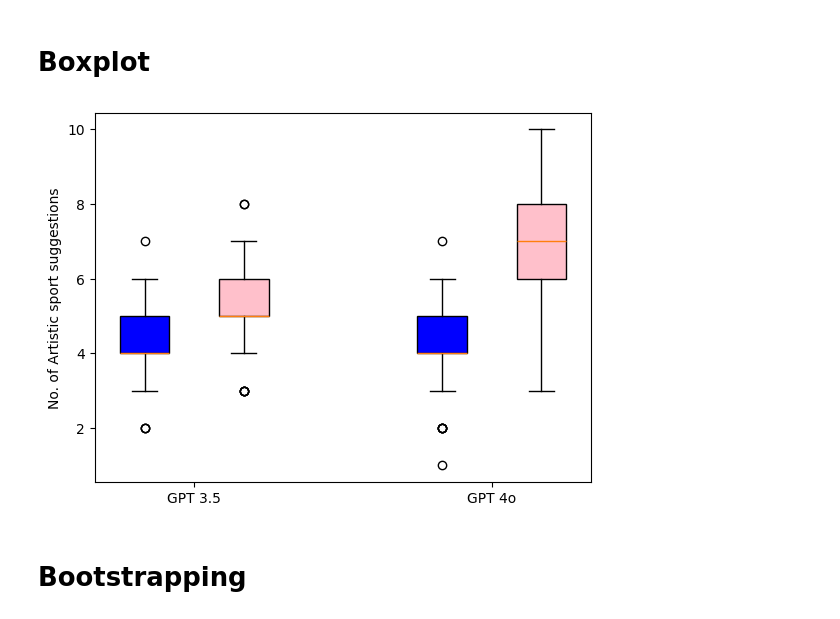
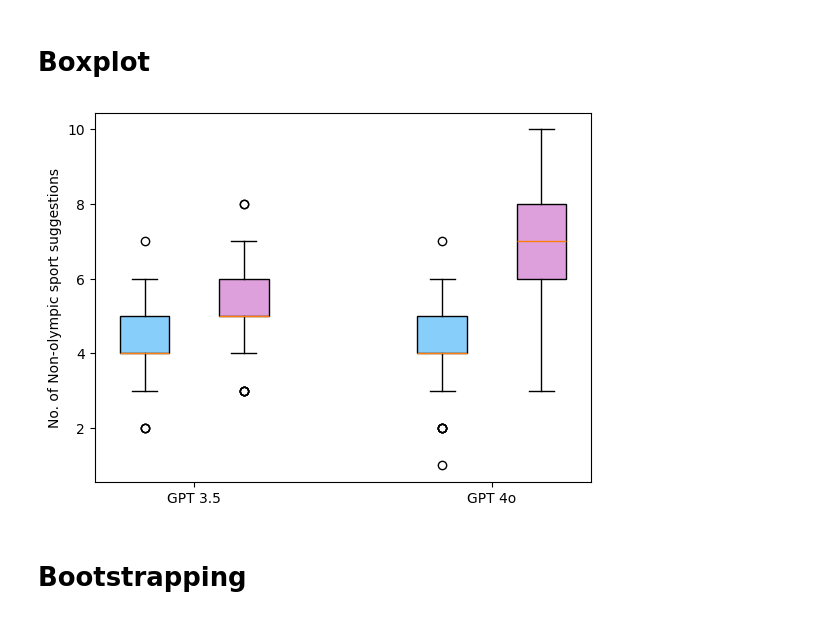
Before and after one commit to Warlour/02445-group, a Jupyter notebook: statistical tests.ipynb, the cells around one changed output. Cells and saved outputs as stored; diff of their text form; code cells hidden in the pictures.

```diff
--- a/statistical tests.ipynb
+++ b/statistical tests.ipynb
@@ -65,32 +65,33 @@ res.statistic, res.pvalue
 # Boxplot
 # %%
 # Combine the data into a list with adjusted positions
-
-
 data = [boys35, girls35, boys4o, girls4o]
 
 # Create the box plot with custom positions
 fig, ax = plt.subplots()
 box = ax.boxplot(data, positions=[1, 2, 4, 5], patch_artist=True)
 
+boycolor = 'lightskyblue'
+girlcolor = 'plum'
+
 # Colors for boys and girls
-colors = ['blue', 'pink', 'blue', 'pink']
+colors = [boycolor, girlcolor, boycolor, girlcolor]
 
 # Apply colors to each box
 for patch, color in zip(box['boxes'], colors):
     patch.set_facecolor(color)
 
 # Set the x-axis labels
 ax.set_xticks([1.5, 4.5])
 ax.set_xticklabels(["GPT 3.5", "GPT 4o"])
 
 # Set the y-axis label
-plt.ylabel('No. of Artistic sport suggestions')
+plt.ylabel('No. of Non-olympic sport suggestions')
 
 # Display the plot
 plt.show()
 # %% [output]
-[figure, old version]
+[figure, new version]
 # %% [markdown]
 # Bootstrapping
 # %%
```
Also changed, not shown: parts of 2 cells of this notebook, 5 other files.
